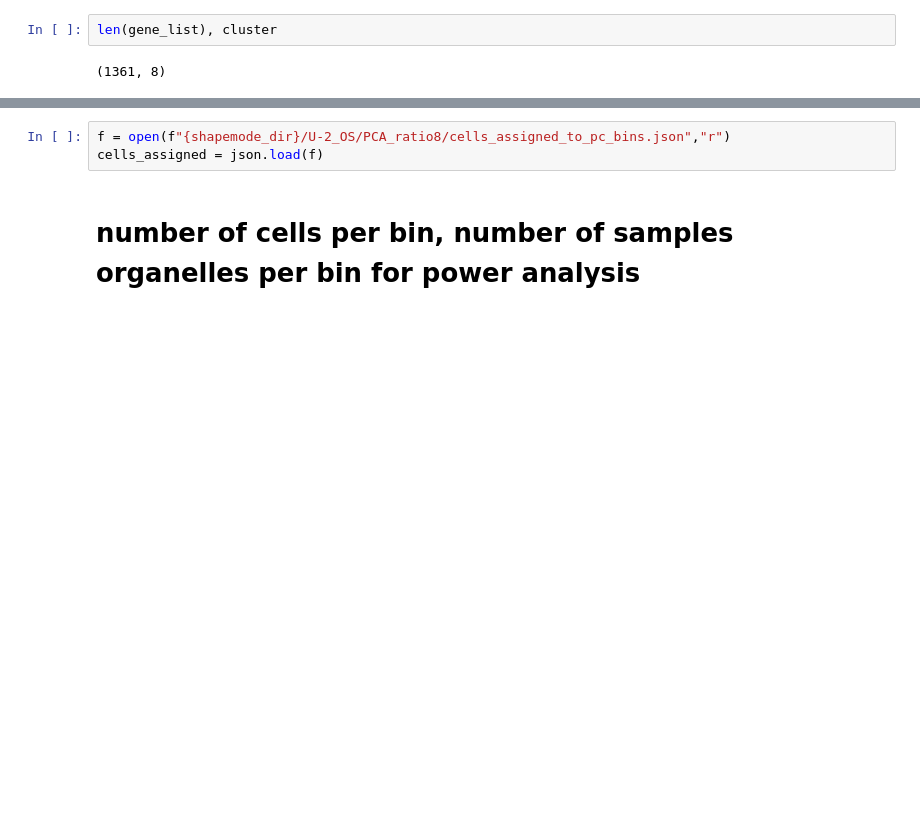
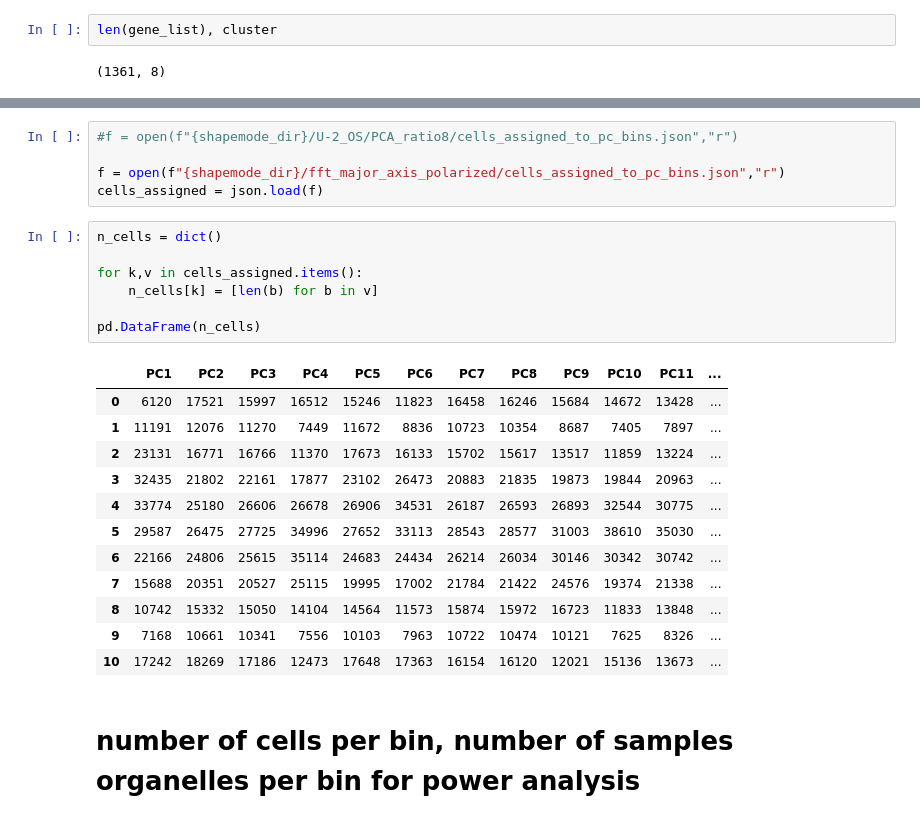
Before and after one commit to trangle1302/2D_shapespace, a Jupyter notebook: notebooks/EDA_cells_bin.ipynb, the cells around one changed output, grey strips where cells are left out. Saved outputs shown, nothing was run; the diff lists cells and outputs as text; blank space fills up the shorter version.

```diff
--- a/notebooks/EDA_cells_bin.ipynb
+++ b/notebooks/EDA_cells_bin.ipynb
@@ -85,6 +83,28 @@ for i in range(3):
 # %%
-f = open(f"{shapemode_dir}/U-2_OS/PCA_ratio8/cells_assigned_to_pc_bins.json","r")
+#f = open(f"{shapemode_dir}/U-2_OS/PCA_ratio8/cells_assigned_to_pc_bins.json","r")
+
+f = open(f"{shapemode_dir}/fft_major_axis_polarized/cells_assigned_to_pc_bins.json","r")
 cells_assigned = json.load(f)
+# %%
+n_cells = dict()
+
+for k,v in cells_assigned.items():
+    n_cells[k] = [len(b) for b in v]
+
+pd.DataFrame(n_cells)
+# %% [output]
+|  | PC1 | PC2 | PC3 | PC4 | PC5 | PC6 | PC7 | PC8 | PC9 | PC10 | PC11 | ... |
+| 0 | 6120 | 17521 | 15997 | 16512 | 15246 | 11823 | 16458 | 16246 | 15684 | 14672 | 13428 | ... |
+| 1 | 11191 | 12076 | 11270 | 7449 | 11672 | 8836 | 10723 | 10354 | 8687 | 7405 | 7897 | ... |
+| 2 | 23131 | 16771 | 16766 | 11370 | 17673 | 16133 | 15702 | 15617 | 13517 | 11859 | 13224 | ... |
+| 3 | 32435 | 21802 | 22161 | 17877 | 23102 | 26473 | 20883 | 21835 | 19873 | 19844 | 20963 | ... |
+| 4 | 33774 | 25180 | 26606 | 26678 | 26906 | 34531 | 26187 | 26593 | 26893 | 32544 | 30775 | ... |
+| 5 | 29587 | 26475 | 27725 | 34996 | 27652 | 33113 | 28543 | 28577 | 31003 | 38610 | 35030 | ... |
+| 6 | 22166 | 24806 | 25615 | 35114 | 24683 | 24434 | 26214 | 26034 | 30146 | 30342 | 30742 | ... |
+| 7 | 15688 | 20351 | 20527 | 25115 | 19995 | 17002 | 21784 | 21422 | 24576 | 19374 | 21338 | ... |
+| 8 | 10742 | 15332 | 15050 | 14104 | 14564 | 11573 | 15874 | 15972 | 16723 | 11833 | 13848 | ... |
+| 9 | 7168 | 10661 | 10341 | 7556 | 10103 | 7963 | 10722 | 10474 | 10121 | 7625 | 8326 | ... |
+| 10 | 17242 | 18269 | 17186 | 12473 | 17648 | 17363 | 16154 | 16120 | 12021 | 15136 | 13673 | ... |
 # %% [markdown]
 # number of cells per bin, number of samples organelles per bin for power analysis
 # %%
```
Also changed, not shown: parts of 3 cells of this notebook, 4 other files.
